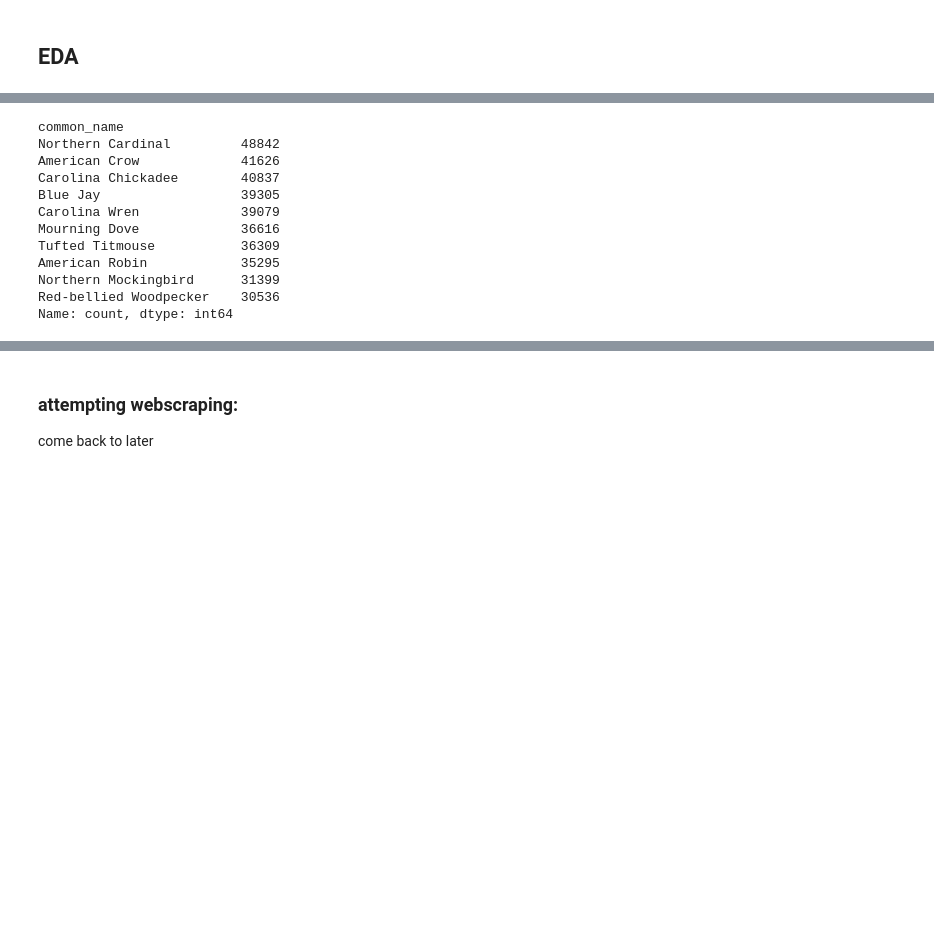
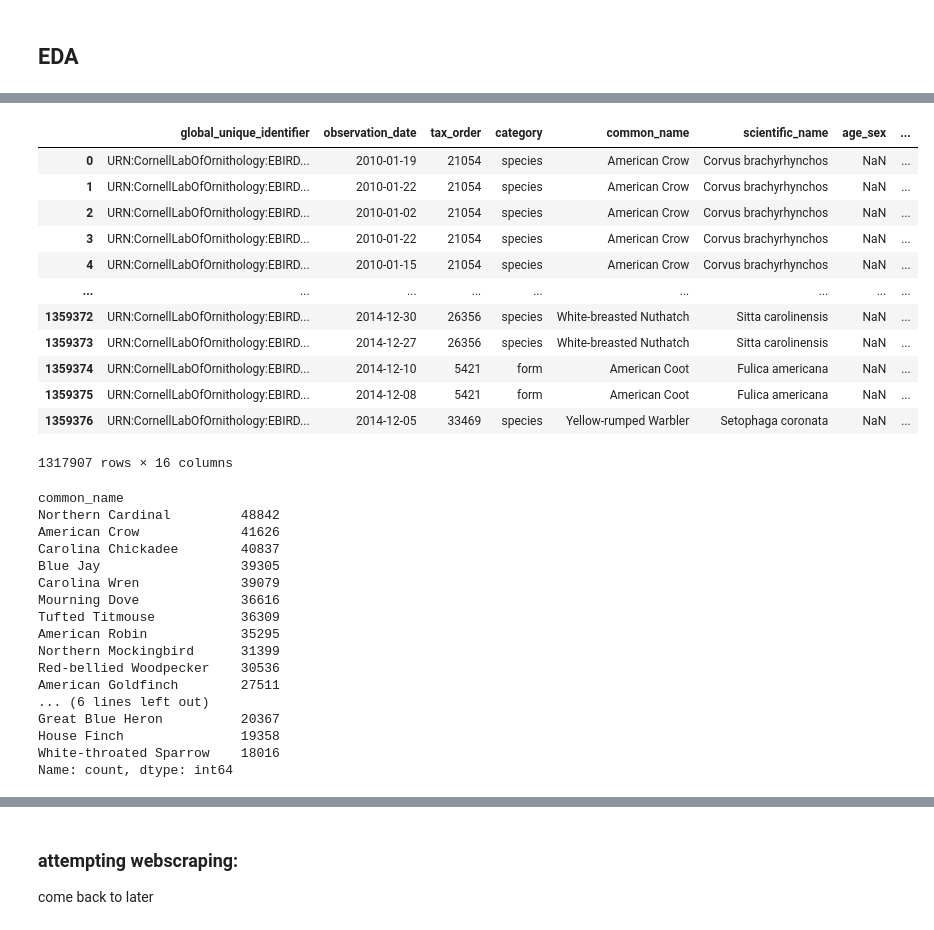
Before and after one commit to danileahacker/NSS-Capstone-Dani-Hacker, a Jupyter notebook: scripts/danih_capstone_eda.ipynb, the cells around one changed output, grey strips where cells are left out. Saved outputs shown, nothing was run; the diff lists cells and outputs as text; code cells hidden in the pictures; blank space fills up the shorter version.

```diff
--- a/scripts/danih_capstone_eda.ipynb
+++ b/scripts/danih_capstone_eda.ipynb
@@ -78,7 +73,10 @@ birds_2010_2014 = pd.read_csv('../data/eBird_2010_to_2014_TN/eBird_2010_to_2014_
 # %%
+# reading in birds 2010 to 2014
+birds_2010_2014 = pd.read_csv('../data/eBird_2010_to_2014_TN/eBird_2010_to_2014_TN.txt', sep='\t')
+
 # cleaning short birds df
-short_birds = birds_2010_2014[['GLOBAL UNIQUE IDENTIFIER', 'OBSERVATION DATE', 'TAXONOMIC ORDER', 'CATEGORY', 'COMMON NAME', 'SCIENTIFIC NAME', 'AGE/SEX', 'OBSERVATION COUNT', 'COUNTRY', 'STATE', 'COUNTY', 'IBA CODE', 'BCR CODE', 'USFWS CODE', 'LATITUDE', 'LONGITUDE', 'OBSERVER ID', 'TRIP COMMENTS']]
-short_birds.columns = ['global_unique_identifier', 'observation_date', 'tax_order', 'category', 'common_name', 'scientific_name', 'age_sex', 'observation_count', 'country', 'state', 'county', 'iba_code', 'bcr_code', 'usfws_code', 'lat', 'long', 'observer_id', 'trip_comments']
+short_birds = birds_2010_2014[['GLOBAL UNIQUE IDENTIFIER', 'OBSERVATION DATE', 'TAXONOMIC ORDER', 'CATEGORY', 'COMMON NAME', 'SCIENTIFIC NAME', 'AGE/SEX', 'COUNTRY', 'STATE', 'COUNTY', 'IBA CODE', 'BCR CODE', 'USFWS CODE', 'LATITUDE', 'LONGITUDE', 'OBSERVER ID', 'TRIP COMMENTS']]
+short_birds.columns = ['global_unique_identifier', 'observation_date', 'tax_order', 'category', 'common_name', 'scientific_name', 'age_sex', 'country', 'state', 'county', 'iba_code', 'bcr_code', 'usfws_code', 'lat', 'long', 'observer_id', 'trip_comments']
 
 # creating additional column for observation year
 short_birds['observation_year'] = [x[:4] for x in short_birds.observation_date]
@@ -106,5 +120,23 @@ birds_usfws = pd.merge(birds_usfws, usfws_codes, on='usfws_code', how='left')
+# %%
+# creating separate list of sightings outside of USFWS regions
+birds_outside_usfws = short_birds.loc[short_birds.usfws_code.isna()]
+birds_outside_usfws.drop(columns=['usfws_code', 'iba_code'])
+# %% [output]
+|  | global_unique_identifier | observation_date | tax_order | category | common_name | scientific_name | age_sex | ... |
+| 0 | URN:CornellLabOfOrnithology:EBIRD... | 2010-01-19 | 21054 | species | American Crow | Corvus brachyrhynchos | NaN | ... |
+| 1 | URN:CornellLabOfOrnithology:EBIRD... | 2010-01-22 | 21054 | species | American Crow | Corvus brachyrhynchos | NaN | ... |
+| 2 | URN:CornellLabOfOrnithology:EBIRD... | 2010-01-02 | 21054 | species | American Crow | Corvus brachyrhynchos | NaN | ... |
+| 3 | URN:CornellLabOfOrnithology:EBIRD... | 2010-01-22 | 21054 | species | American Crow | Corvus brachyrhynchos | NaN | ... |
+| 4 | URN:CornellLabOfOrnithology:EBIRD... | 2010-01-15 | 21054 | species | American Crow | Corvus brachyrhynchos | NaN | ... |
+| ... | ... | ... | ... | ... | ... | ... | ... | ... |
+| 1359372 | URN:CornellLabOfOrnithology:EBIRD... | 2014-12-30 | 26356 | species | White-breasted Nuthatch | Sitta carolinensis | NaN | ... |
+| 1359373 | URN:CornellLabOfOrnithology:EBIRD... | 2014-12-27 | 26356 | species | White-breasted Nuthatch | Sitta carolinensis | NaN | ... |
+| 1359374 | URN:CornellLabOfOrnithology:EBIRD... | 2014-12-10 | 5421 | form | American Coot | Fulica americana | NaN | ... |
+| 1359375 | URN:CornellLabOfOrnithology:EBIRD... | 2014-12-08 | 5421 | form | American Coot | Fulica americana | NaN | ... |
+| 1359376 | URN:CornellLabOfOrnithology:EBIRD... | 2014-12-05 | 33469 | species | Yellow-rumped Warbler | Setophaga coronata | NaN | ... |
+1317907 rows × 16 columns
 # %%
-short_birds.common_name.value_counts().head(10)
+short_birds.common_name.value_counts().head(20)
 # %% [output]
 common_name
 Northern Cardinal         48842
@@ -117,4 +149,9 @@ Tufted Titmouse           36309
 American Robin            35295
 Northern Mockingbird      31399
 Red-bellied Woodpecker    30536
+American Goldfinch        27511
+... (6 lines left out)
+Great Blue Heron          20367
+House Finch               19358
+White-throated Sparrow    18016
 Name: count, dtype: int64
```
Also changed, not shown: parts of 9 cells of this notebook, 1 other file.
